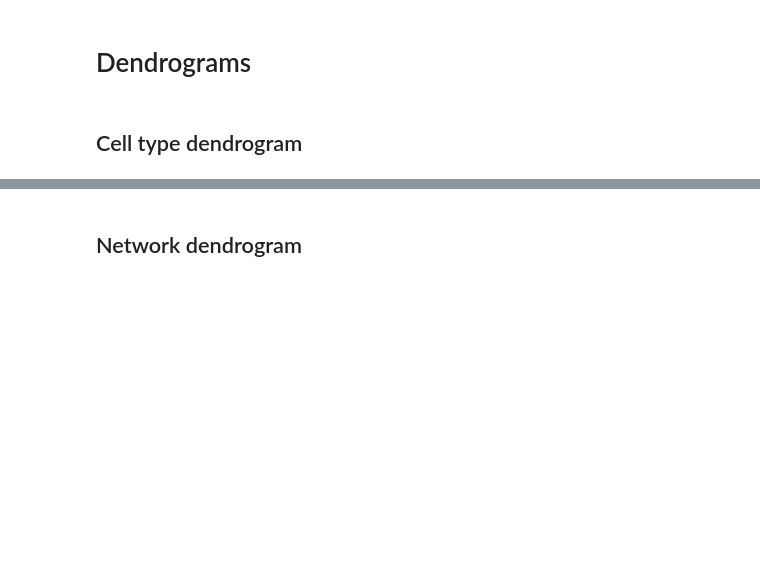
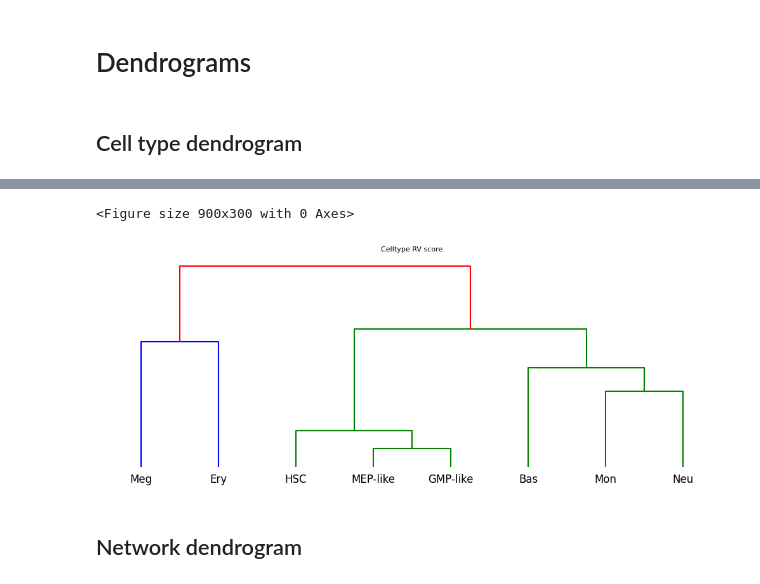
Before and after one commit to Bernaljp/scHopfield, a Jupyter notebook: hematopoiesis_analysis_sch.ipynb, the cells around one changed output, grey strips where cells are left out. Cells and saved outputs as stored; diff of their text form; code cells hidden in the pictures; blank space fills up the shorter version.

```diff
--- a/hematopoiesis_analysis_sch.ipynb
+++ b/hematopoiesis_analysis_sch.ipynb
@@ -274,16 +272,18 @@ AttributeError: 'Series' object has no attribute 'nonzero'
 # %%
+cells_correlation = adata.uns['scHopfield']['celltype_correlation']
 plt.figure(figsize=(9, 3))
-Z = scp.cluster.hierarchy.linkage(squareform(1-ls.cells_correlation), 'complete', )
+Z = scp.cluster.hierarchy.linkage(squareform(1-cells_correlation), 'complete')
 fig,axs = plt.subplots(1,1,figsize=(10, 4), tight_layout=True)
-scp.cluster.hierarchy.dendrogram(Z, labels = ls.cells_correlation.index, ax=axs)
+scp.cluster.hierarchy.dendrogram(Z, labels = cells_correlation.index, ax=axs)
 axs.get_yaxis().set_visible(False)
 axs.spines['top'].set_visible(False)
 axs.spines['right'].set_visible(False)
 axs.spines['bottom'].set_visible(False)
 axs.spines['left'].set_visible(False)
 axs.set_title('Celltype RV score')
-
-
 plt.show()
+# %% [output]
+<Figure size 900x300 with 0 Axes>
+[figure, added]
 # %% [markdown]
 ## Network dendrogram
```
Also changed, not shown: parts of 15 cells of this notebook, 2 other files.
